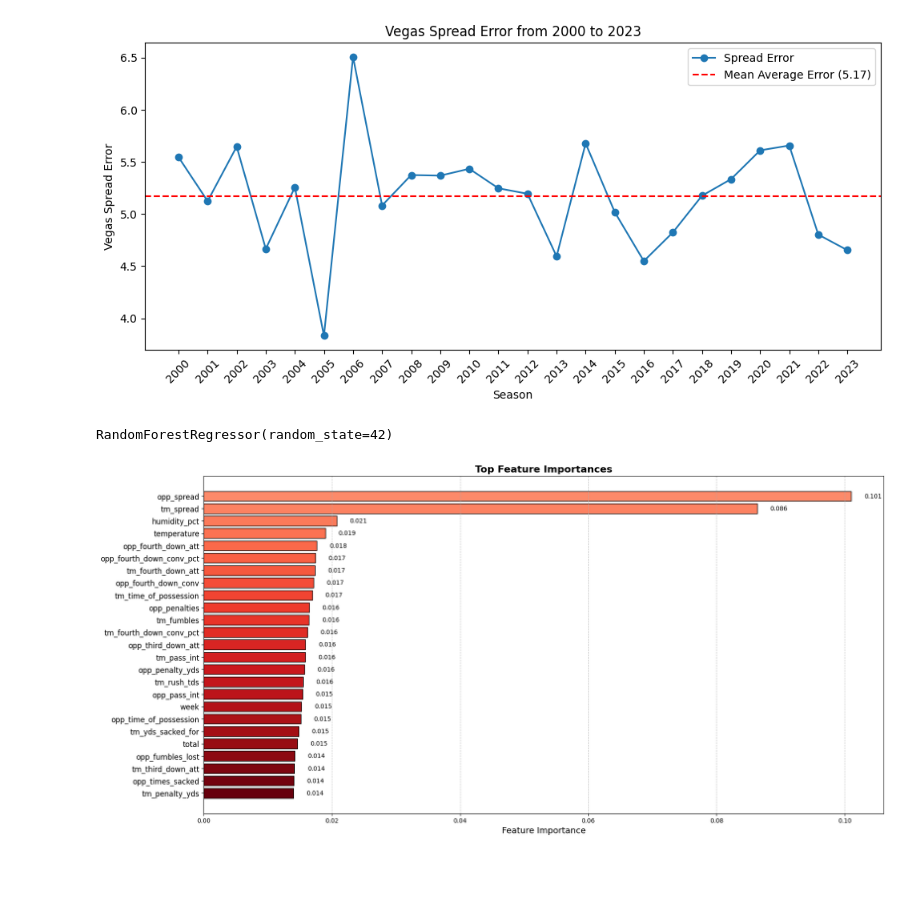
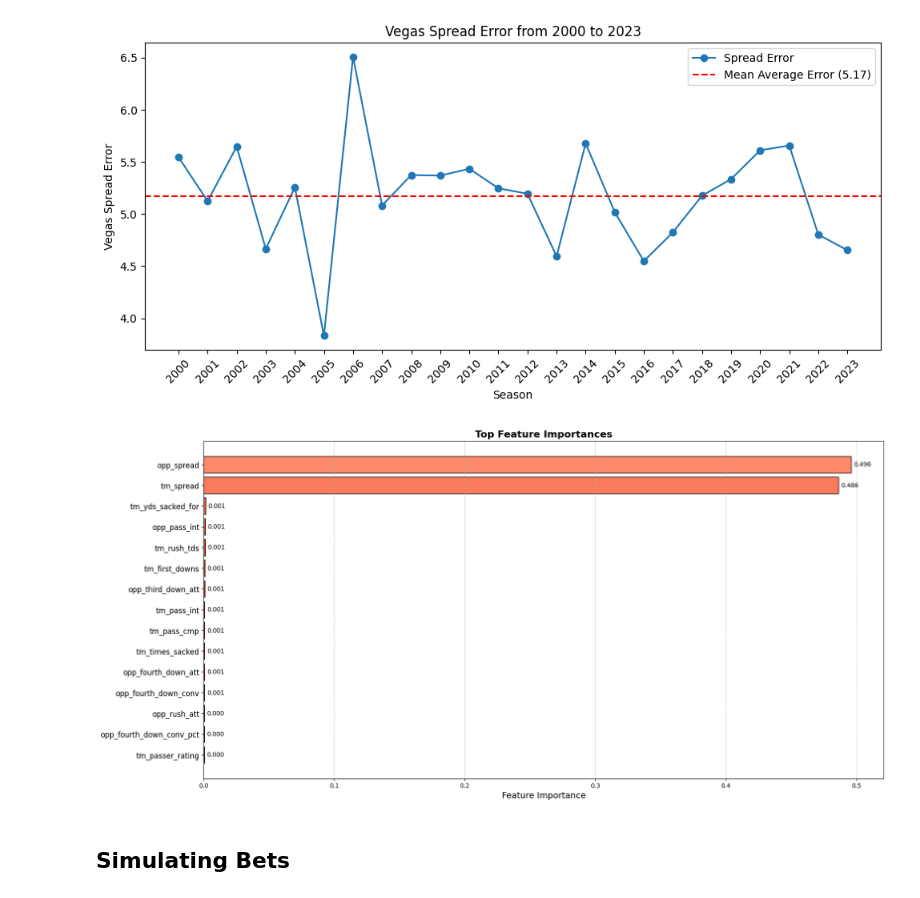
Before and after one commit to harshavardhan-patil/dont-bet-on-sports, a Jupyter notebook: notebooks/reports.ipynb, the cells around one changed output. Cells and saved outputs as stored; diff of their text form; code cells hidden in the pictures; blank space fills up the shorter version.

```diff
--- a/notebooks/reports.ipynb
+++ b/notebooks/reports.ipynb
@@ -74,9 +74,10 @@ import numpy as np
 import pandas as pd
 from pathlib import Path
 import matplotlib.pyplot as plt
-from src.config import PROCESSED_DATA_DIR, FIGURES_DIR
+from src.config import PROCESSED_DATA_DIR, FIGURES_DIR, MODELS_DIR
 from sklearn.metrics import mean_absolute_error
 from sklearn.ensemble import RandomForestRegressor
+import joblib
 
 input_test_path: Path = PROCESSED_DATA_DIR / "testset.csv"
 input_train_path: Path = PROCESSED_DATA_DIR / "trainset.csv"
@@ -87,48 +88,47 @@ df_train = pd.read_csv(str(input_train_path), index_col='id')
 X_train, y_train = df_train.drop(columns=['r_spread']), df_train['r_spread']
 X_test, y_test = df_test.drop(columns=['r_spread']), df_test['r_spread']
 
-# Initialize the RandomForestRegressor
-rf = RandomForestRegressor(random_state=42)
-rf.fit(X_train, y_train)
+rfr_path = MODELS_DIR / "rfr_latest.pkl"
+rf = joblib.load(rfr_path)
-# %% [output]
-RandomForestRegressor(random_state=42)
 # %%
 # Get feature importances and sort them in descending order
 feature_importances = rf.feature_importances_
 sorted_idx = np.argsort(feature_importances)[::-1]  # Descending order
 
 # Fetch the corresponding feature labels for the top N features
-top_n = 25  # Adjust as needed
+top_n = 15  # Adjust as needed
 top_features = sorted_idx[:top_n]
 top_feature_names = X_train.columns[top_features]  # Get feature names
 top_importances = feature_importances[top_features]
 
 # Create a color gradient from light to dark blue
 colors = plt.cm.Reds(np.linspace(0.4, 1, top_n))
 
 # Create the plot
 plt.figure(figsize=(20, 10))
 bars = plt.barh(range(top_n), top_importances, align='center', color=colors, edgecolor='black')
 
 # Set feature names as y-axis labels
 plt.yticks(range(top_n), top_feature_names, fontsize=12)
 plt.gca().invert_yaxis()  # Ensure the most important feature is on top
 
 # Add title and labels with better fonts
 plt.title('Top Feature Importances', fontsize=16, fontweight='bold')
 plt.xlabel('Feature Importance', fontsize=14)
 
 # Add value labels next to the bars for clarity
 for bar, importance in zip(bars, top_importances):
     plt.text(bar.get_width() + 0.002, bar.get_y() + bar.get_height()/2,
              f'{importance:.3f}', va='center', ha='left', fontsize=10, color='black')
 
 # Add gridlines for easier reading
 plt.grid(axis='x', linestyle='--', alpha=0.7)
 
 
 fig_path = FIGURES_DIR / "top_feature_importances.png"
-plt.savefig(str(fig_path))
+#plt.savefig(str(fig_path))
 plt.show()
 # %% [output]
-[figure, old version]
+[figure, new version]
+# %% [markdown]
+## Simulating Bets
```
Also changed, not shown: parts of 3 cells of this notebook, 15 other files.
